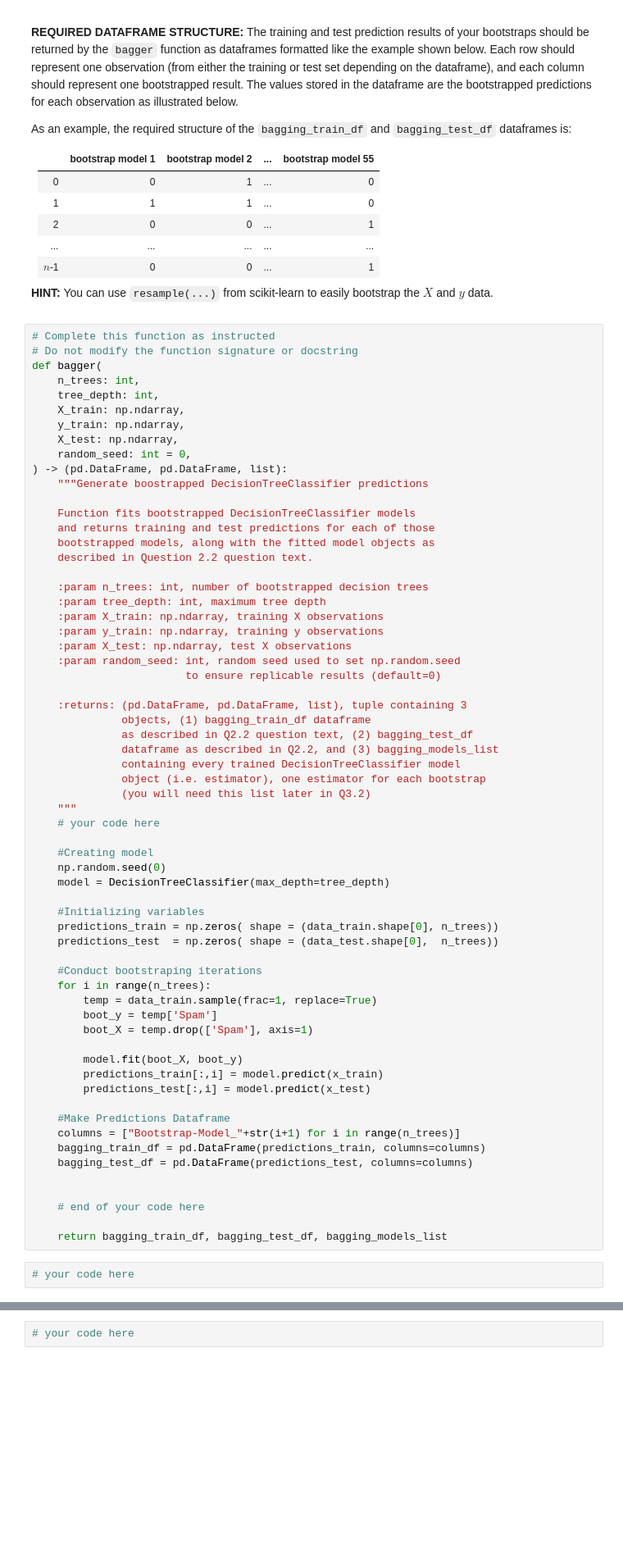
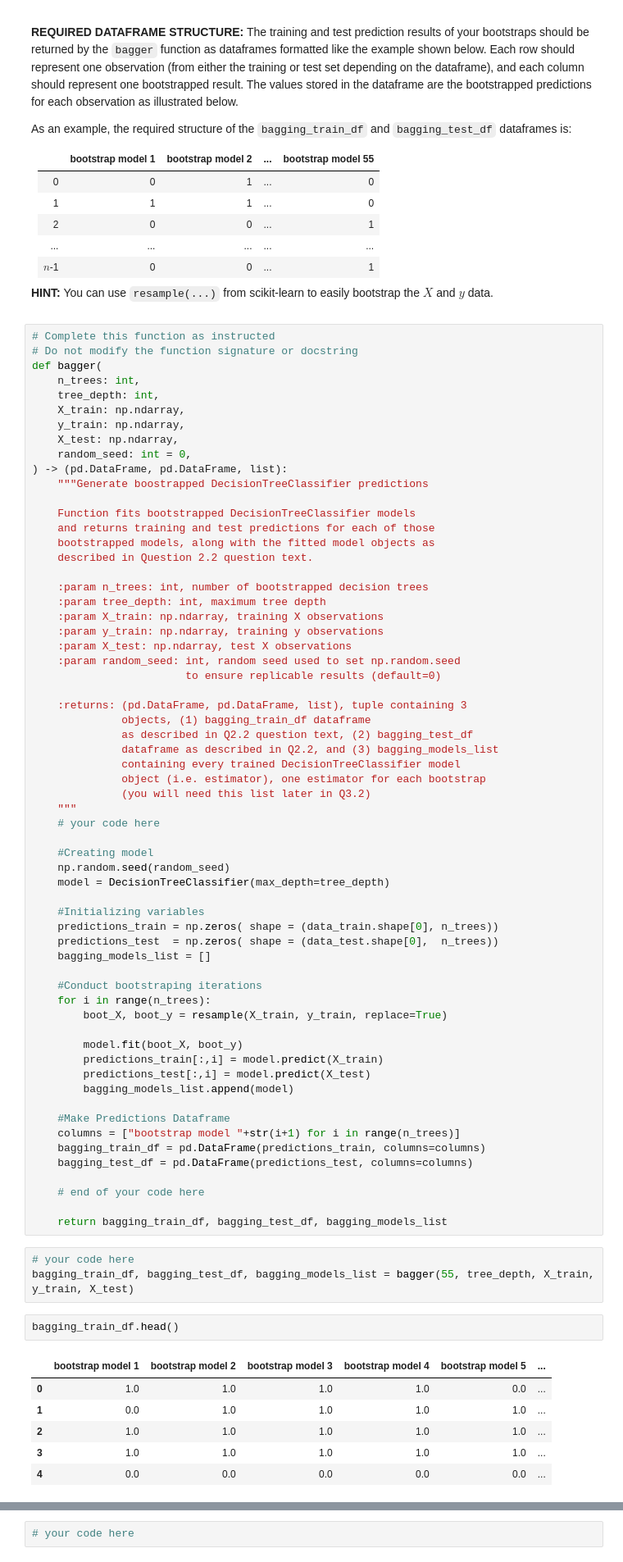
Before and after one commit to westonruths/ac209a, a Jupyter notebook: cs109a_hw6/cs109a_hw6.ipynb, the cells around one changed output, grey strips where cells are left out. Shown: that part at 82% size. Drawn from its saved outputs; the diff is of its cells as text; blank space fills up the shorter version.

```diff
--- a/cs109a_hw6/cs109a_hw6.ipynb
+++ b/cs109a_hw6/cs109a_hw6.ipynb
@@ -457,31 +457,40 @@ def bagger(
     # your code here
 
     #Creating model
-    np.random.seed(0)
+    np.random.seed(random_seed)
     model = DecisionTreeClassifier(max_depth=tree_depth)
 
     #Initializing variables
     predictions_train = np.zeros( shape = (data_train.shape[0], n_trees))
     predictions_test  = np.zeros( shape = (data_test.shape[0],  n_trees))
+    bagging_models_list = []
 
     #Conduct bootstraping iterations
     for i in range(n_trees):
-        temp = data_train.sample(frac=1, replace=True)
-        boot_y = temp['Spam']
-        boot_X = temp.drop(['Spam'], axis=1)
+        boot_X, boot_y = resample(X_train, y_train, replace=True)
 
         model.fit(boot_X, boot_y)
-        predictions_train[:,i] = model.predict(x_train)
-        predictions_test[:,i] = model.predict(x_test)
+        predictions_train[:,i] = model.predict(X_train)
+        predictions_test[:,i] = model.predict(X_test)
+        bagging_models_list.append(model)
 
     #Make Predictions Dataframe
-    columns = ["Bootstrap-Model_"+str(i+1) for i in range(n_trees)]
+    columns = ["bootstrap model "+str(i+1) for i in range(n_trees)]
     bagging_train_df = pd.DataFrame(predictions_train, columns=columns)
     bagging_test_df = pd.DataFrame(predictions_test, columns=columns)
-
 
     # end of your code here
 
     return bagging_train_df, bagging_test_df, bagging_models_list
 # %%
 # your code here
+bagging_train_df, bagging_test_df, bagging_models_list = bagger(55, tree_depth, X_train, y_train, X_test)
+# %%
+bagging_train_df.head()
+# %% [output]
+|  | bootstrap model 1 | bootstrap model 2 | bootstrap model 3 | bootstrap model 4 | bootstrap model 5 | ... |
+| 0 | 1.0 | 1.0 | 1.0 | 1.0 | 0.0 | ... |
+| 1 | 0.0 | 1.0 | 1.0 | 1.0 | 1.0 | ... |
+| 2 | 1.0 | 1.0 | 1.0 | 1.0 | 1.0 | ... |
+| 3 | 1.0 | 1.0 | 1.0 | 1.0 | 1.0 | ... |
+| 4 | 0.0 | 0.0 | 0.0 | 0.0 | 0.0 | ... |
```
Also changed, not shown: parts of 1 cell of this notebook.
